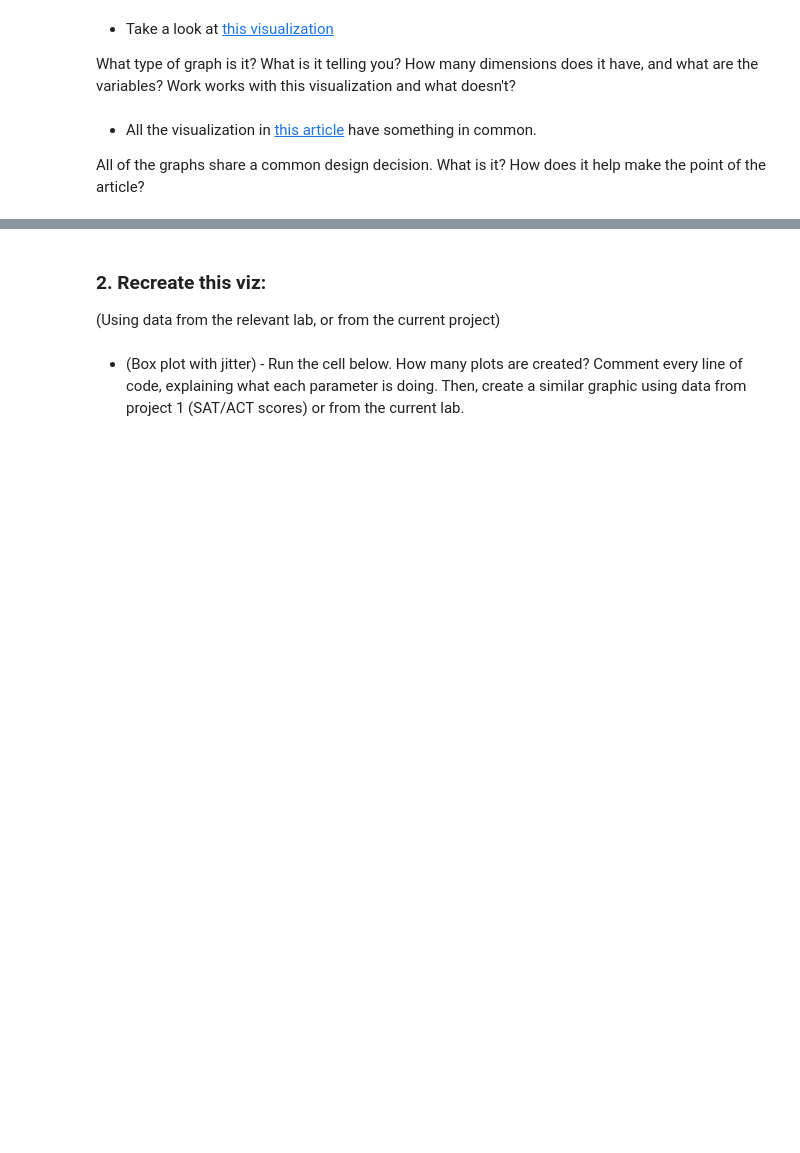
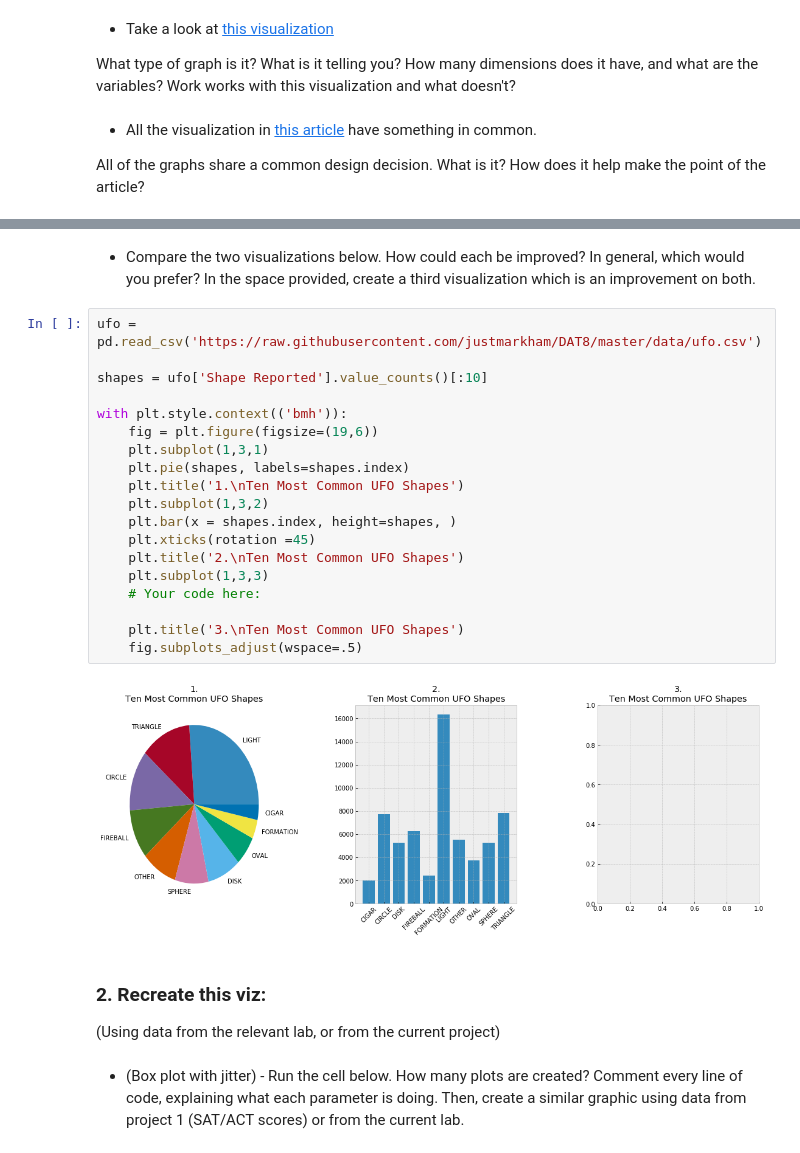
Before and after one commit to bpshaver/Misc-Educational-Materials, a Jupyter notebook: Viz-Exercises.ipynb, the cells around one changed output, grey strips where cells are left out. Cells and saved outputs as stored; diff of their text form; blank space fills up the shorter version.

```diff
--- a/Viz-Exercises.ipynb
+++ b/Viz-Exercises.ipynb
@@ -25,3 +50,26 @@ All of the graphs share a common design decision. What is it? How does it help m
+# %% [markdown]
+* Compare the two visualizations below. How could each be improved? In general, which would you prefer? In the space provided, create a third visualization which is an improvement on both.
+# %%
+ufo = pd.read_csv('https://raw.githubusercontent.com/justmarkham/DAT8/master/data/ufo.csv')
+
+shapes = ufo['Shape Reported'].value_counts()[:10]
+
+with plt.style.context(('bmh')):
+    fig = plt.figure(figsize=(19,6))
+    plt.subplot(1,3,1)
+    plt.pie(shapes, labels=shapes.index)
+    plt.title('1.\nTen Most Common UFO Shapes')
+    plt.subplot(1,3,2)
+    plt.bar(x = shapes.index, height=shapes, )
+    plt.xticks(rotation =45)
+    plt.title('2.\nTen Most Common UFO Shapes')
+    plt.subplot(1,3,3)
+    # Your code here:
+
+    plt.title('3.\nTen Most Common UFO Shapes')
+    fig.subplots_adjust(wspace=.5)
+# %% [output]
+[figure, added]
 # %% [markdown]
 ### 2. Recreate this viz:
 
```
Also changed, not shown: parts of 5 cells of this notebook.
